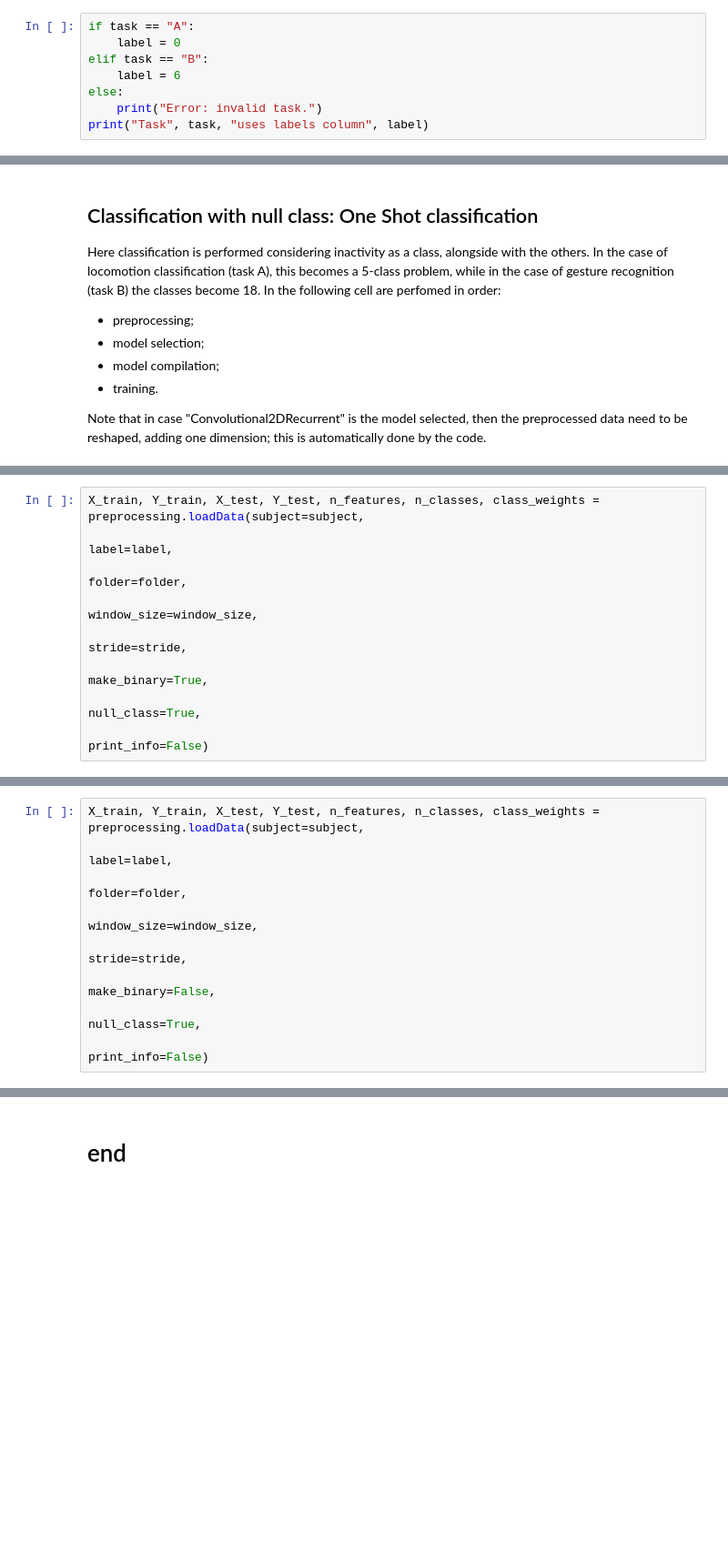
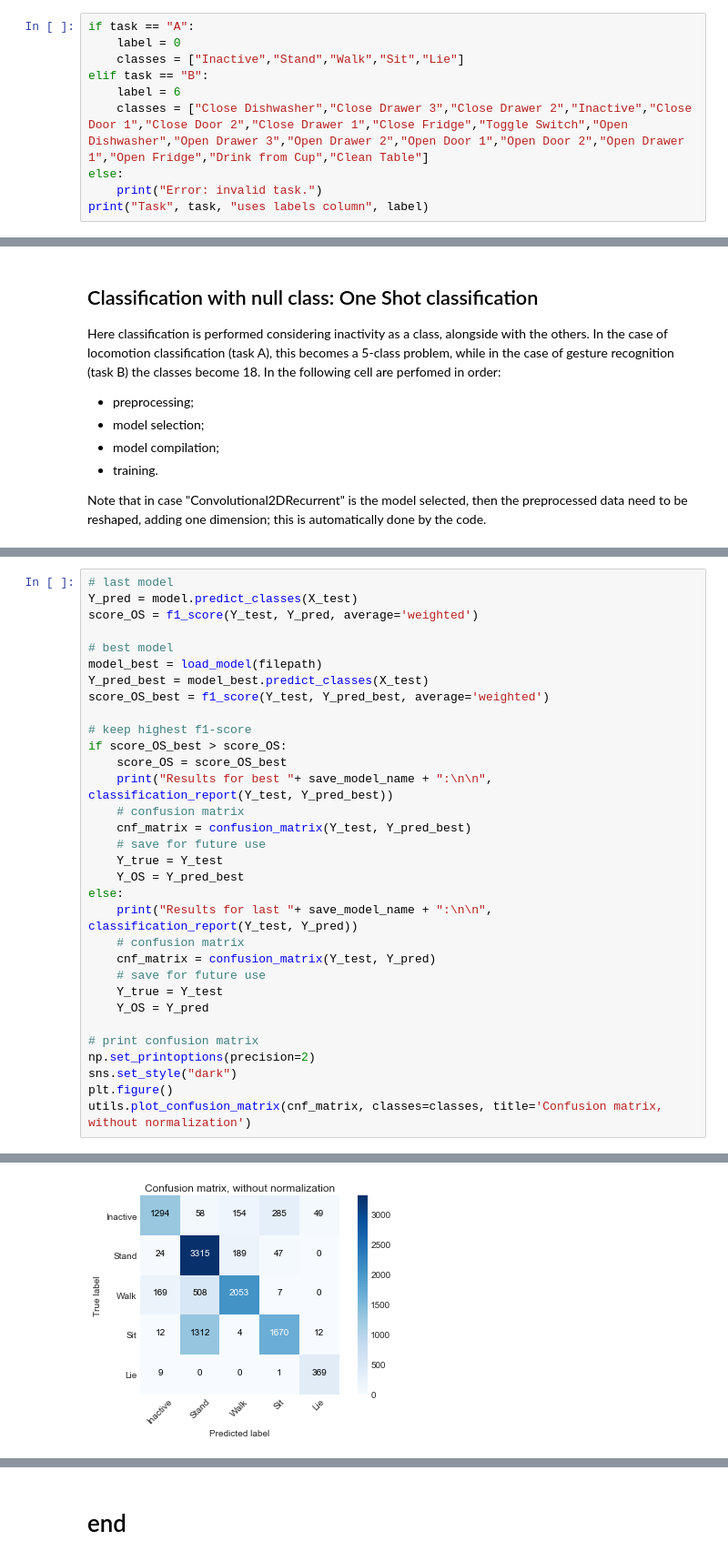
Before and after one commit to MatteoDrago/hda-project, a Jupyter notebook: code/HAR_system.ipynb, the cells around one changed output, grey strips where cells are left out. Shown: that part at 91% size. Cells and saved outputs as stored; diff of their text form; blank space fills up the shorter version.

```diff
--- a/code/HAR_system.ipynb
+++ b/code/HAR_system.ipynb
@@ -58,8 +56,10 @@ If task A is selected, calssifications in the following notebook are based on th
 # %%
 if task == "A":
     label = 0
+    classes = ["Inactive","Stand","Walk","Sit","Lie"]
 elif task == "B":
     label = 6
+    classes = ["Close Dishwasher","Close Drawer 3","Close Drawer 2","Inactive","Close Door 1","Close Door 2","Close Drawer 1","Close Fridge","Toggle Switch","Open Dishwasher","Open Drawer 3","Open Drawer 2","Open Door 1","Open Door 2","Open Drawer 1","Open Fridge","Drink from Cup","Clean Table"]
 else:
     print("Error: invalid task.")
 print("Task", task, "uses labels column", label)
@@ -404,9 +76,0 @@ print(Y_test_true.shape, Y_pred_d.shape)
-# %%
-X_train, Y_train, X_test, Y_test, n_features, n_classes, class_weights = preprocessing.loadData(subject=subject,
-                                                                                                label=label,
-                                                                                                folder=folder,
-                                                                                                window_size=window_size,
-                                                                                                stride=stride,
-                                                                                                make_binary=True,
-                                                                                                null_class=True,
-                                                                                                print_info=False)
@@ -435,9 +76,0 @@ One-shot classification instead had:
-# %%
-X_train, Y_train, X_test, Y_test, n_features, n_classes, class_weights = preprocessing.loadData(subject=subject,
-                                                                                                label=label,
-                                                                                                folder=folder,
-                                                                                                window_size=window_size,
-                                                                                                stride=stride,
-                                                                                                make_binary=False,
-                                                                                                null_class=True,
-                                                                                                print_info=False)
@@ -461,0 +140,33 @@ Weighted f1-score: 0.9073576036830062
+# %%
+# last model
+Y_pred = model.predict_classes(X_test)
+score_OS = f1_score(Y_test, Y_pred, average='weighted')
+
+# best model
+model_best = load_model(filepath)
+Y_pred_best = model_best.predict_classes(X_test)
+score_OS_best = f1_score(Y_test, Y_pred_best, average='weighted')
+
+# keep highest f1-score
+if score_OS_best > score_OS:
+    score_OS = score_OS_best
+    print("Results for best "+ save_model_name + ":\n\n", classification_report(Y_test, Y_pred_best))
+    # confusion matrix
+    cnf_matrix = confusion_matrix(Y_test, Y_pred_best)
+    # save for future use
+    Y_true = Y_test
+    Y_OS = Y_pred_best
+else:
+    print("Results for last "+ save_model_name + ":\n\n", classification_report(Y_test, Y_pred))
+    # confusion matrix
+    cnf_matrix = confusion_matrix(Y_test, Y_pred)
+    # save for future use
+    Y_true = Y_test
+    Y_OS = Y_pred
+
+# print confusion matrix
+np.set_printoptions(precision=2)
+sns.set_style("dark")
+plt.figure()
+utils.plot_confusion_matrix(cnf_matrix, classes=classes, title='Confusion matrix, without normalization')
+# %% [output]
@@ -461,0 +184 @@ Weighted f1-score: 0.9073576036830062
+[figure, added]
```
Also changed, not shown: parts of 64 cells of this notebook, 2 other files.
